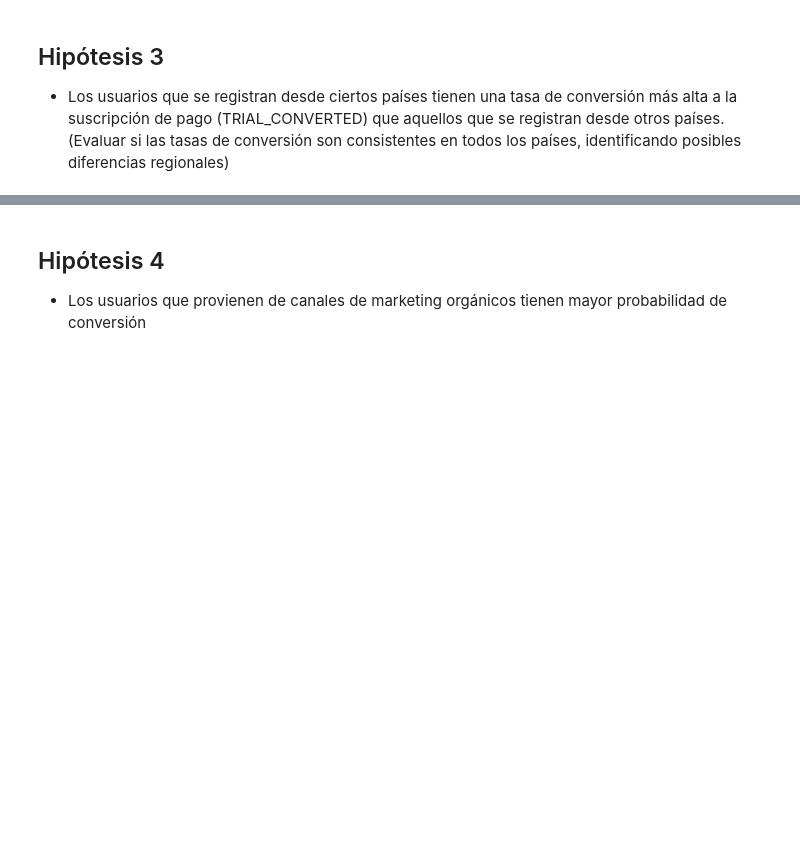
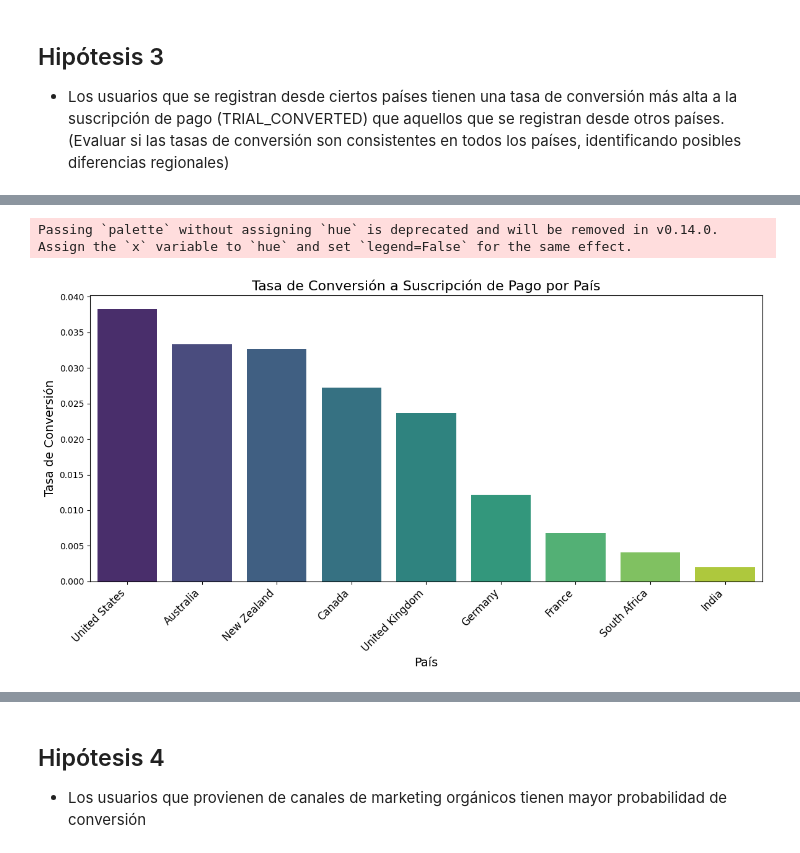
Before and after one commit to NaiSaratxaga/EDA_user-conversion-analysis, a Jupyter notebook: Notebooks/EDA_user_conversion_analysis.ipynb, the cells around one changed output, grey strips where cells are left out. Cells and saved outputs as stored; diff of their text form; code cells hidden in the pictures; blank space fills up the shorter version.

```diff
--- a/Notebooks/EDA_user_conversion_analysis.ipynb
+++ b/Notebooks/EDA_user_conversion_analysis.ipynb
@@ -158,0 +265,19 @@ df.describe()
+# %%
+# Calcular la tasa de conversión por país
+conversion_rates = df.groupby("COUNTRY")["TRIAL_CONVERTED"].mean().reset_index()
+
+# Ordenar de mayor a menor
+conversion_rates = conversion_rates.sort_values(by="TRIAL_CONVERTED", ascending=False)
+
+# Graficar tasas de conversión por país
+plt.figure(figsize=(14,6))
+sns.barplot(x="COUNTRY", y="TRIAL_CONVERTED", data=conversion_rates, palette="viridis")
+plt.xticks(rotation=45, ha="right", fontsize=12)
+plt.ylabel("Tasa de Conversión", fontsize=14)
+plt.xlabel("País", fontsize=14)
+plt.title("Tasa de Conversión a Suscripción de Pago por País", fontsize=16)
+
+plt.show()
+# %% [output]
+Passing `palette` without assigning `hue` is deprecated and will be removed in v0.14.0. Assign the `x` variable to `hue` and set `legend=False` for the same effect.
+[figure, added]
```
Also changed, not shown: parts of 13 cells of this notebook, 1 other file.
